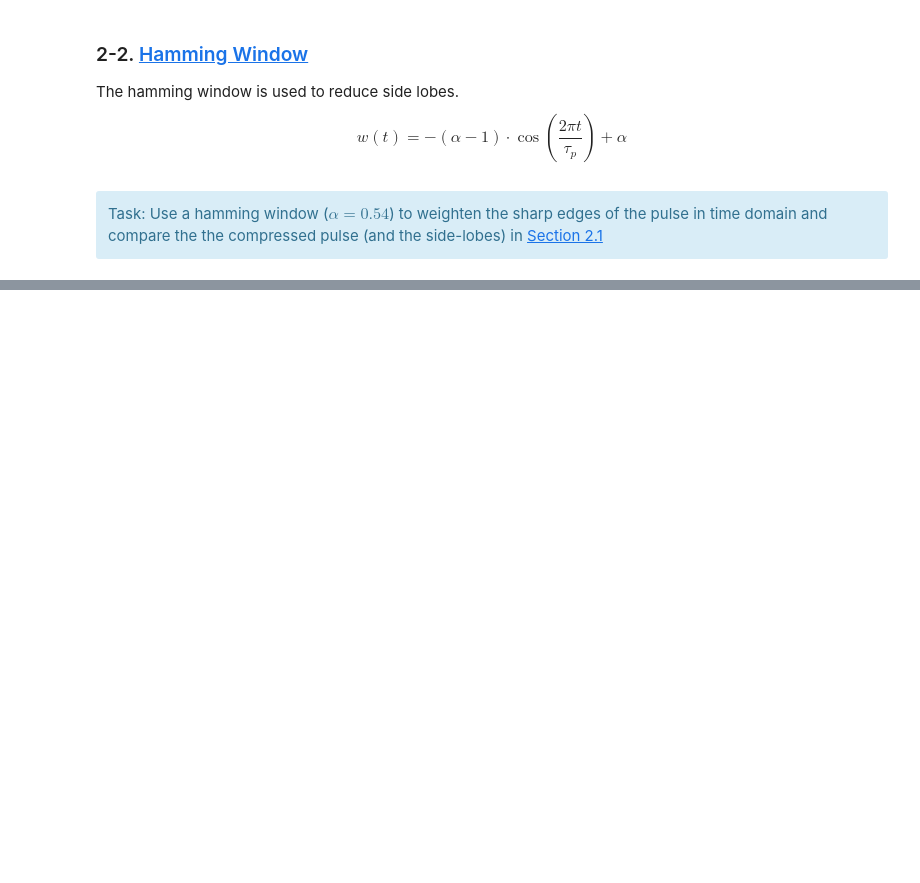
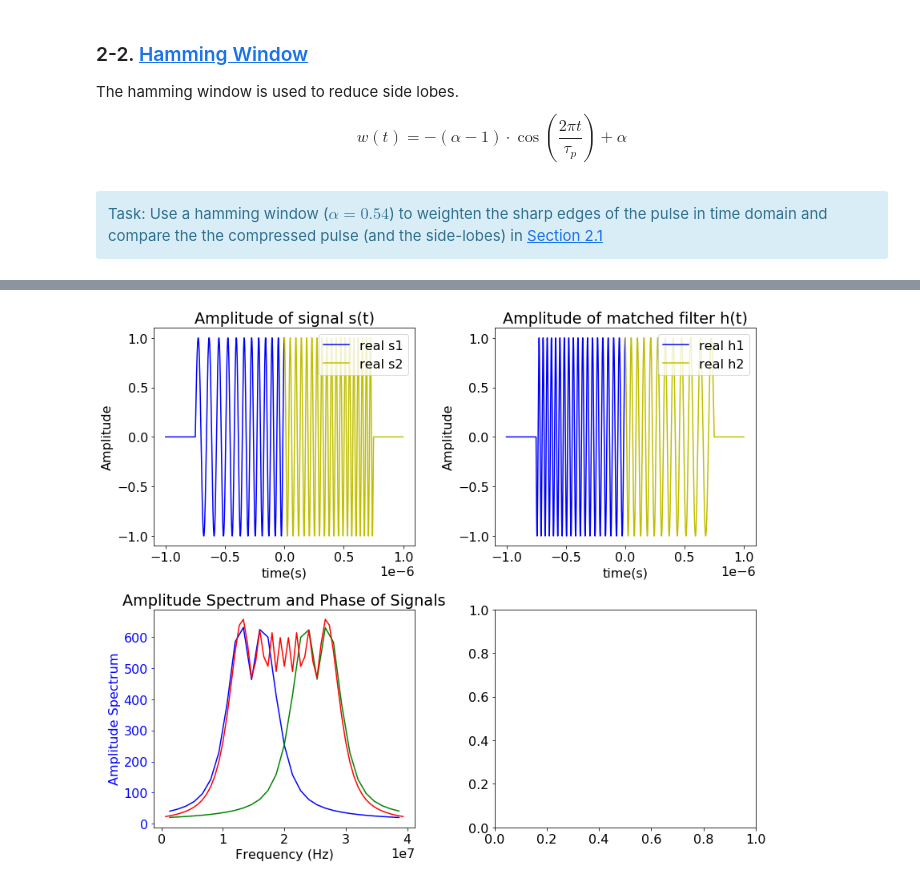
Before and after one commit to AzimuthLI/SAR_Introduction, a Jupyter notebook: Exercise_1-1D_Data.ipynb, the cells around one changed output, grey strips where cells are left out. Saved outputs shown, nothing was run; the diff lists cells and outputs as text; code cells hidden in the pictures; blank space fills up the shorter version.

```diff
--- a/Exercise_1-1D_Data.ipynb
+++ b/Exercise_1-1D_Data.ipynb
@@ -353,0 +374,35 @@ plt.tight_layout()
+# %%
+fig = plt.figure(figsize=(12,10))
+ax1 = fig.add_subplot(221)
+
+ax1.plot(t[np.where(t<0)], np.real(s1), 'b', label='real s1')
+ax1.plot(t[np.where(~(t<0))], np.real(s2), 'y', label='real s2')
+ax1.legend(loc='upper right')
+ax1.set_title('Amplitude of signal s(t)')
+ax1.set_xlabel('time(s)')
+ax1.set_ylabel('Amplitude')
+ax1.ticklabel_format(axis='x', style='sci', scilimits=(-3,4))
+
+ax2 = fig.add_subplot(222)
+ax2.plot(t[np.where(t<0)], np.real(h1), 'b', label='real h1')
+ax2.plot(t[np.where(~(t<0))], np.real(h2), 'y', label='real h2')
+ax2.legend(loc='upper right')
+ax2.set_title('Amplitude of matched filter h(t)')
+ax2.set_xlabel('time(s)')
+ax2.set_ylabel('Amplitude')
+ax2.ticklabel_format(axis='x', style='sci', scilimits=(-3,4))
+
+ax3 = fig.add_subplot(223)
+ax3.plot(freq_1[ftick_1], np.abs(s1_f)[ftick_1], 'b')
+ax3.plot(freq_2[ftick_2], np.abs(s2_f)[ftick_2], 'g')
+ax3.plot(freq_s[f_signal], np.abs(signal_f)[f_signal], 'r', label='imag')
+ax3.set_title('Amplitude Spectrum and Phase of Signals')
+ax3.set_xlabel('Frequency (Hz)')
+ax3.set_ylabel('Amplitude Spectrum', color='b')
+ax3.tick_params('y', colors='b')
+
+
+ax4 = fig.add_subplot(224)
+plt.tight_layout()
+# %% [output]
+[figure, added]
```
Also changed, not shown: parts of 21 cells of this notebook, 2 other files.
